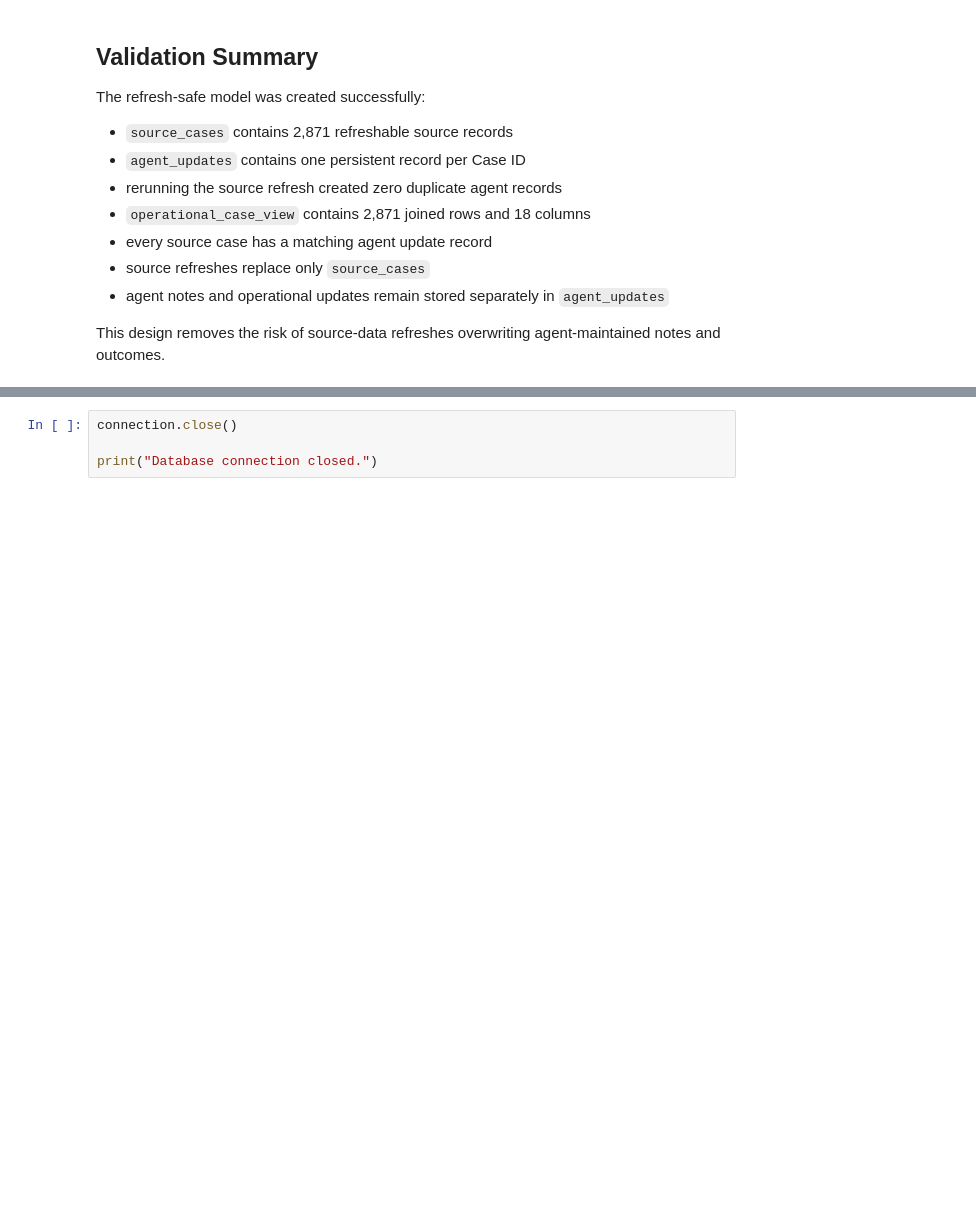
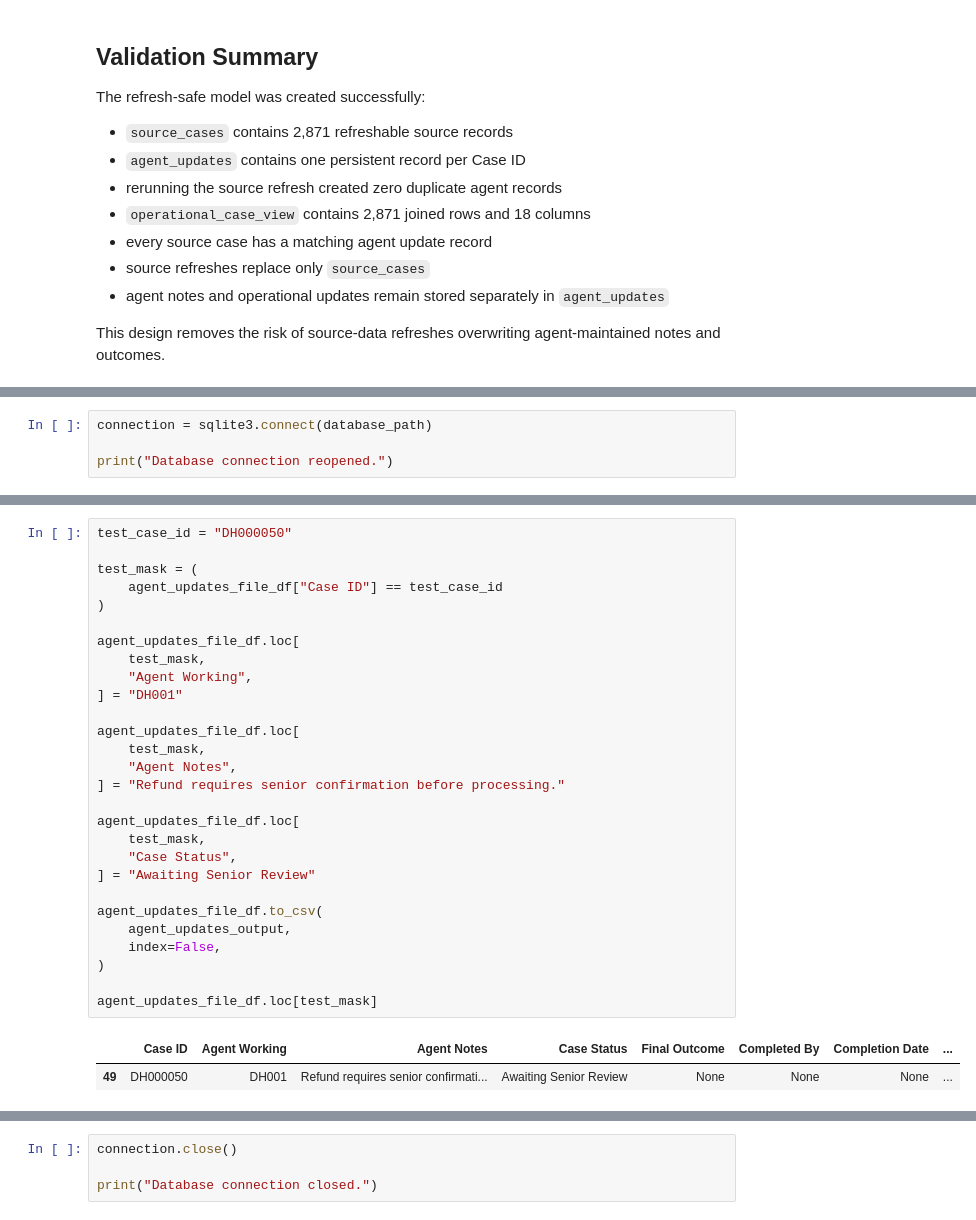
Before and after one commit to kalebbainbridge/missed-refund-analysis, a Jupyter notebook: notebooks/08_create_refresh_safe_tables.ipynb, the cells around one changed output, grey strips where cells are left out. Saved outputs shown, nothing was run; the diff lists cells and outputs as text; blank space fills up the shorter version.

Commit message:
feat: add refresh-safe agent workbook workflow

```diff
--- a/notebooks/08_create_refresh_safe_tables.ipynb
+++ b/notebooks/08_create_refresh_safe_tables.ipynb
@@ -319,0 +326,4 @@ This design removes the risk of source-data refreshes overwriting agent-maintain
+# %%
+connection = sqlite3.connect(database_path)
+
+print("Database connection reopened.")
@@ -319,0 +413,31 @@ This design removes the risk of source-data refreshes overwriting agent-maintain
+# %%
+test_case_id = "DH000050"
+
+test_mask = (
+    agent_updates_file_df["Case ID"] == test_case_id
+)
+
+agent_updates_file_df.loc[
+    test_mask,
+    "Agent Working",
+] = "DH001"
+
+agent_updates_file_df.loc[
+    test_mask,
+    "Agent Notes",
+] = "Refund requires senior confirmation before processing."
+
+agent_updates_file_df.loc[
+    test_mask,
+    "Case Status",
+] = "Awaiting Senior Review"
+
+agent_updates_file_df.to_csv(
+    agent_updates_output,
+    index=False,
+)
+
+agent_updates_file_df.loc[test_mask]
+# %% [output]
+|  | Case ID | Agent Working | Agent Notes | Case Status | Final Outcome | Completed By | Completion Date | ... |
+| 49 | DH000050 | DH001 | Refund requires senior confirmati... | Awaiting Senior Review | None | None | None | ... |
```
Also changed, not shown: parts of 4 cells of this notebook, 9 other files.
